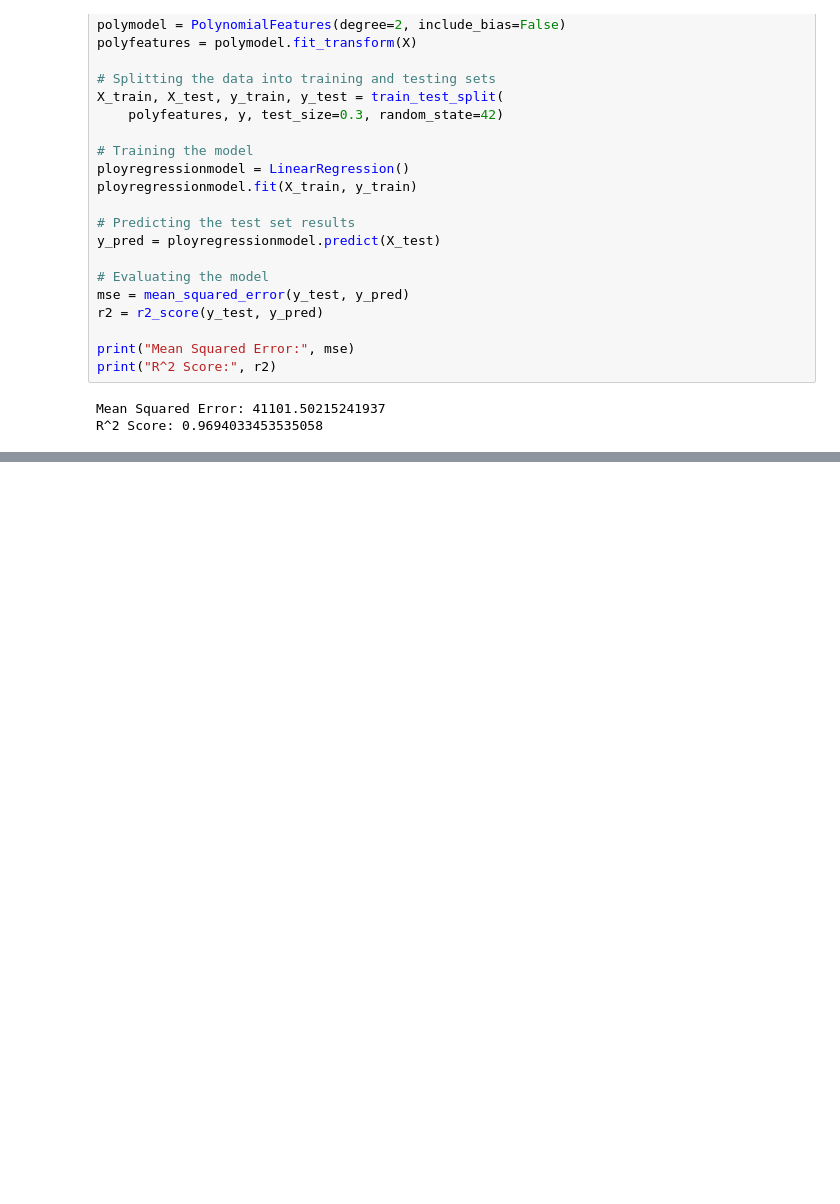
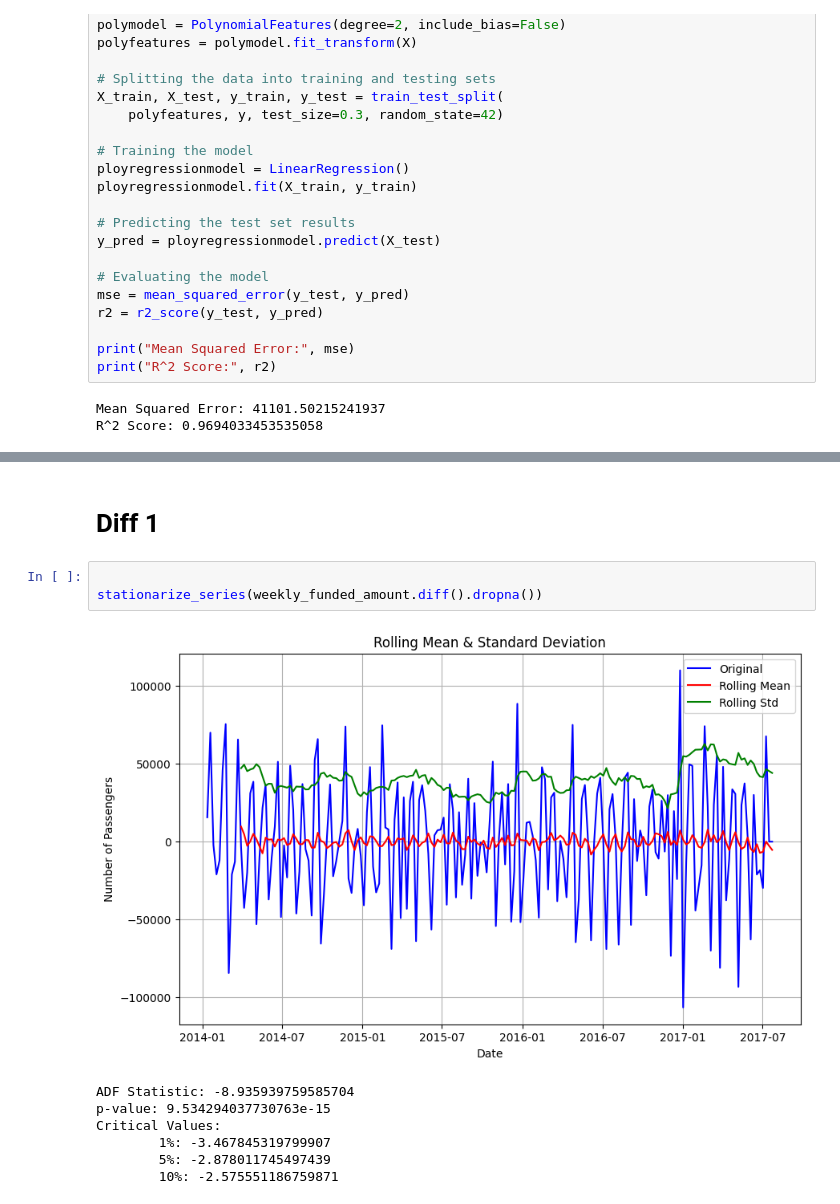
Before and after one commit to mahmoud-hassan1/Bi--Kiva-Loan-project, a Jupyter notebook: project.ipynb, the cells around one changed output, grey strips where cells are left out. Drawn from its saved outputs; the diff is of its cells as text; blank space fills up the shorter version.

```diff
--- a/project.ipynb
+++ b/project.ipynb
@@ -583,0 +441,13 @@ plt.show()
+# %% [markdown]
+# Diff 1
+# %%
+
+stationarize_series(weekly_funded_amount.diff().dropna())
+# %% [output]
+[figure, added]
+ADF Statistic: -8.935939759585704
+p-value: 9.534294037730763e-15
+Critical Values:
+        1%: -3.467845319799907
+        5%: -2.878011745497439
+        10%: -2.575551186759871
```
Also changed, not shown: parts of 104 cells of this notebook.
